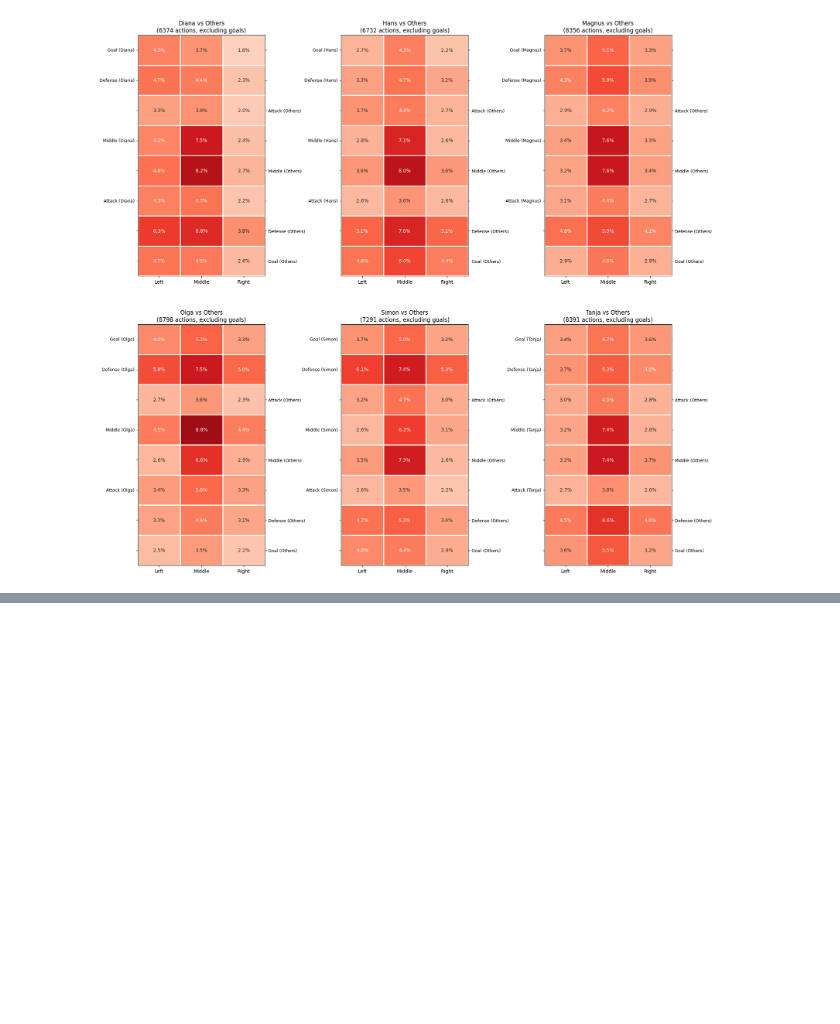
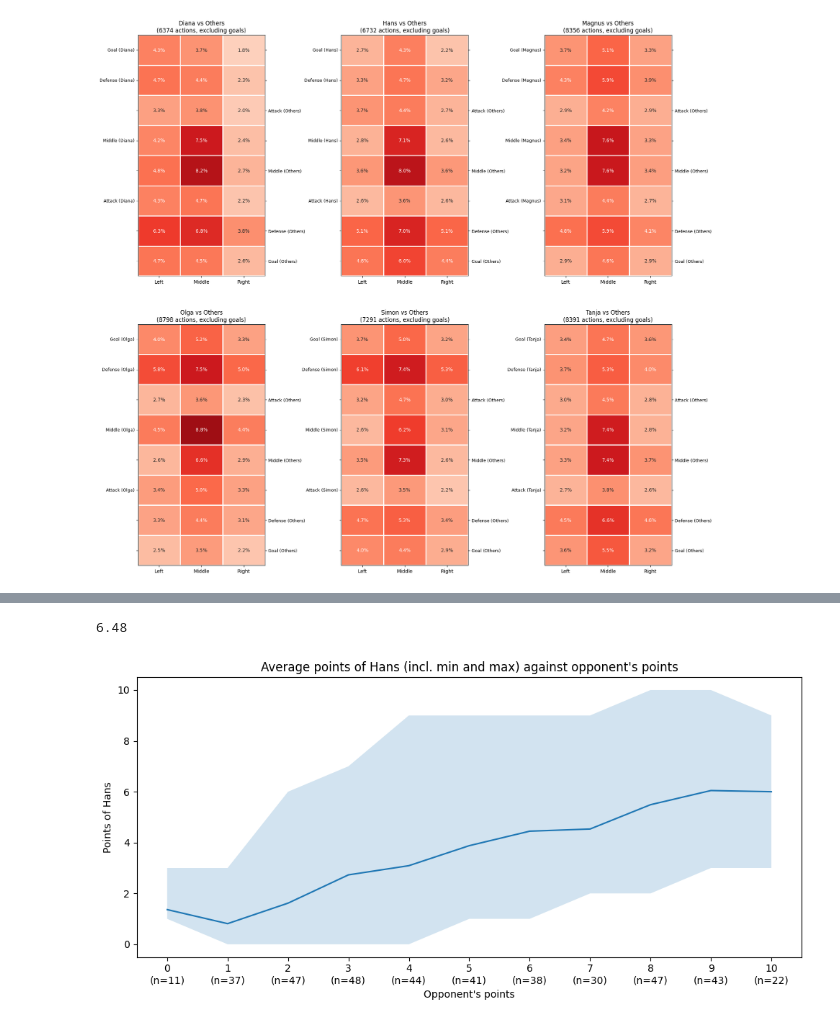
Before and after one commit to Rutvik-rn/Kicker-Strategy, a Jupyter notebook: notebook.ipynb, the cells around one changed output, grey strips where cells are left out. Drawn from its saved outputs; the diff is of its cells as text; code cells hidden in the pictures; blank space fills up the shorter version.

```diff
--- a/notebook.ipynb
+++ b/notebook.ipynb
@@ -511,0 +642,4 @@ plt.show()
+# %%
+timestamped_data_hans = timestamped_player_data('Hans')
+results_data_hans = results_player_data('Hans')
+round_data_hans = round_player_data('Hans')
@@ -511,0 +666,8 @@ plt.show()
+# %%
+print(get_average_points(results_data_hans, 'Hans'))
+# %% [output]
+6.48
+# %%
+plot_player_performance(round_data_hans, 'Hans')
+# %% [output]
+[figure, added]
```
Also changed, not shown: parts of 27 cells of this notebook.
